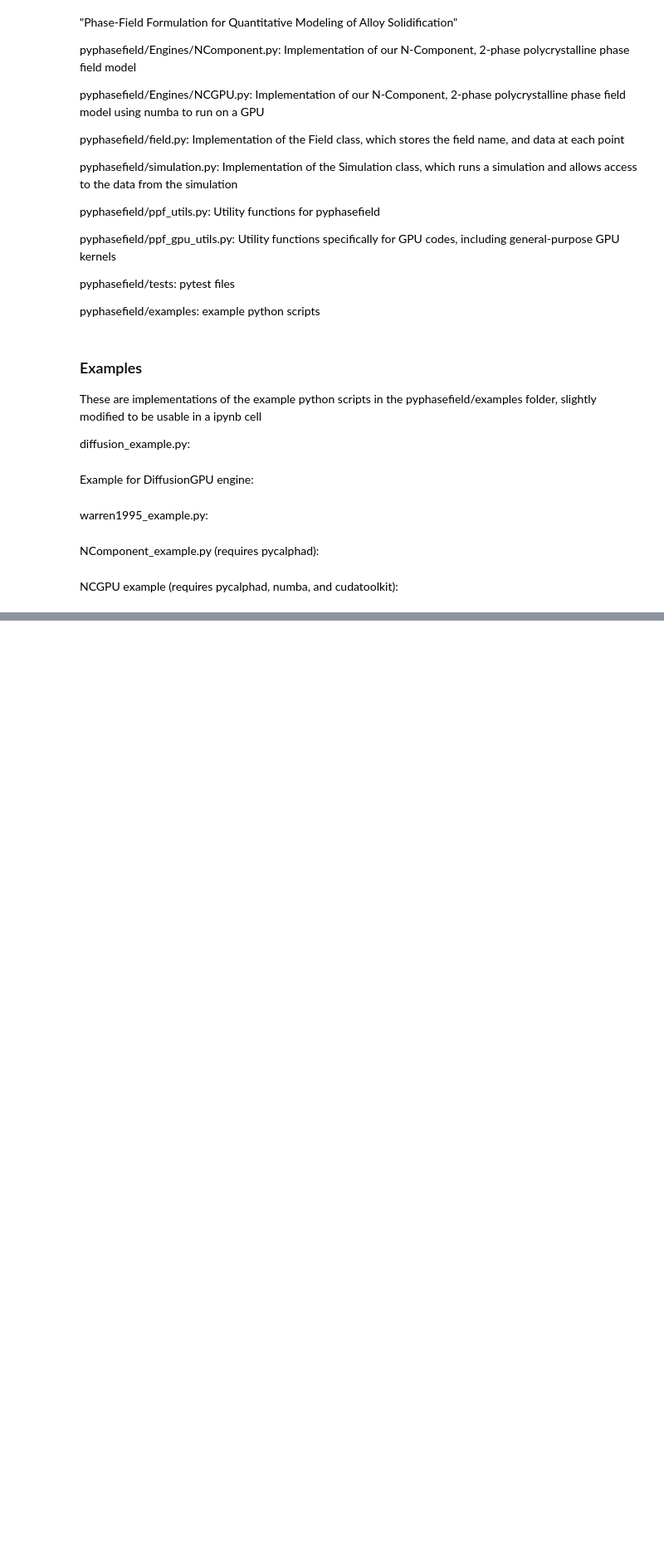
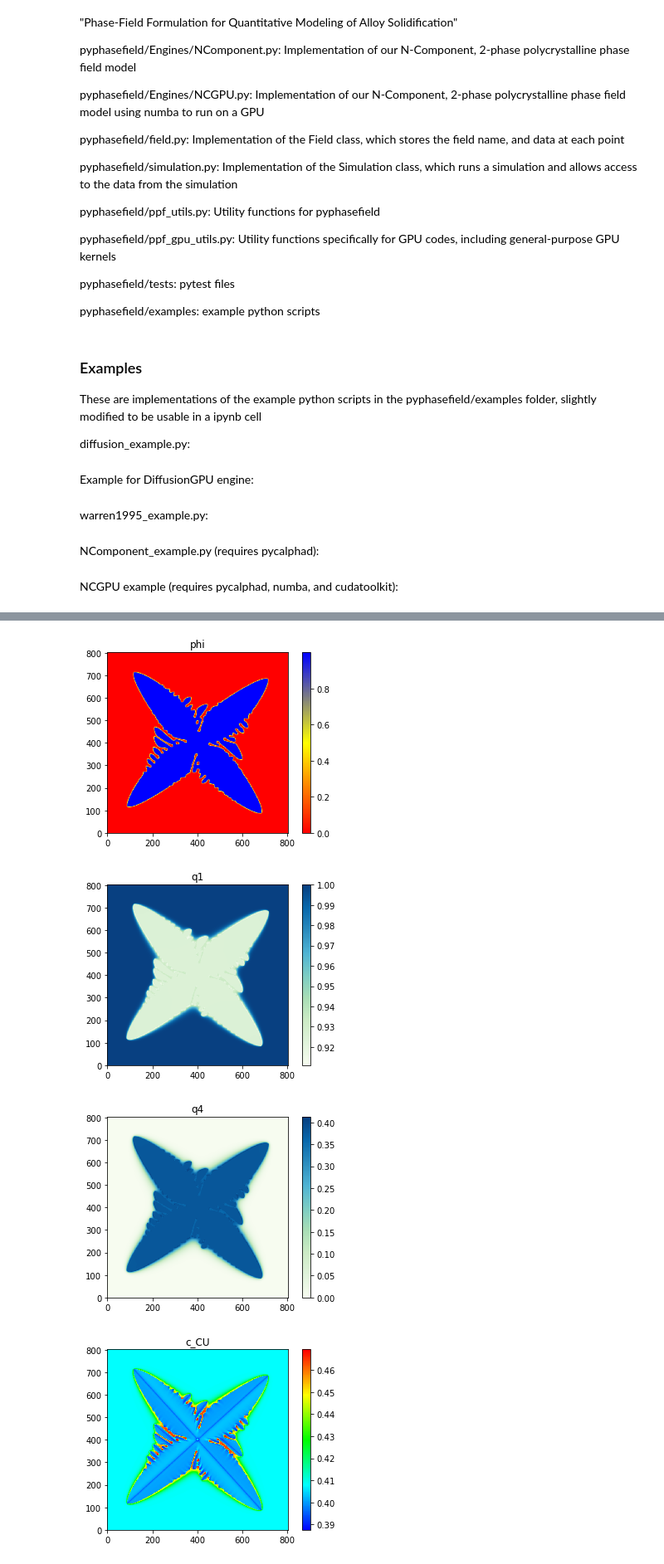
Before and after one commit to AdditiveModeling/pyphasefield, a Jupyter notebook: pyphasefield/pyphasefield/pyphasefield.ipynb, the cells around one changed output, grey strips where cells are left out. Shown at 83% size. Cells and saved outputs as stored; diff of their text form; code cells hidden in the pictures; blank space fills up the shorter version.

```diff
--- a/pyphasefield/pyphasefield/pyphasefield.ipynb
+++ b/pyphasefield/pyphasefield/pyphasefield.ipynb
@@ -289,3 +290,11 @@ self.user_data["melt_angle"] not defined, defaulting to pi/4
+# %%
+sim.simulate(20000)
+sim.plot_simulation(interpolation="nearest", save_images=False)
+# %% [output]
+[figure, added]
+[figure, added]
+[figure, added]
+[figure, added]
 # %%
 import sys
 sys.path.insert(0,"..")
```
Also changed, not shown: parts of 3 cells of this notebook, 2 other files.
